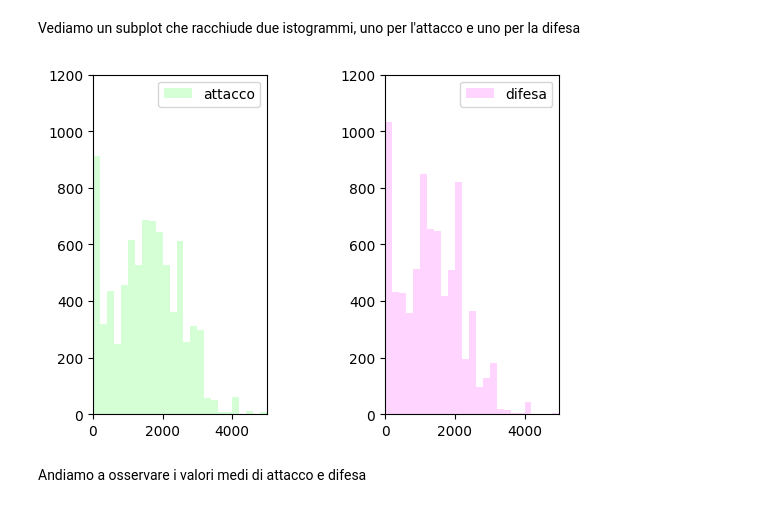
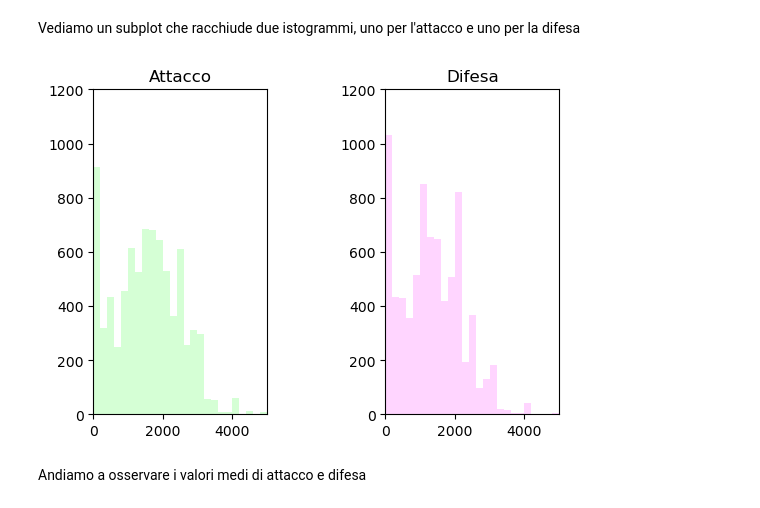
Before and after one commit to MattiaOldani/Visualizzazione-Scientifica, a Jupyter notebook: notebook/notebook.ipynb, the cells around one changed output. Drawn from its saved outputs; the diff is of its cells as text; code cells hidden in the pictures.

```diff
--- a/notebook/notebook.ipynb
+++ b/notebook/notebook.ipynb
@@ -329,24 +328,23 @@ Vediamo un subplot che racchiude due istogrammi, uno per l'attacco e uno per la
 # %%
 xmax = max(max(atk), max(def_))
 ymax = 1200
 
 plt.subplot(1,2,1)
 plt.xlim(0,xmax)
 plt.ylim(0,ymax)
 plt.hist(atk, bins=25, color='#d5ffd5', label='attacco')
-plt.legend()
+plt.title("Attacco")
 
 plt.subplot(1,2,2)
 plt.xlim(0,xmax)
 plt.ylim(0,ymax)
 plt.hist(def_, bins=25, color='#ffd5ff', label='difesa')
-plt.legend()
+plt.title("Difesa")
 
 plt.tight_layout(pad=4)
 plt.show()
-#plt.savefig("istogramma.png", dpi=300, bbox_inches='tight', transparent=True)
 # %% [output]
-[figure, old version]
+[figure, new version]
 # %% [markdown]
 Andiamo a osservare i valori medi di attacco e difesa
 # %%
```
Also changed, not shown: parts of 17 cells of this notebook, 9 other files.
